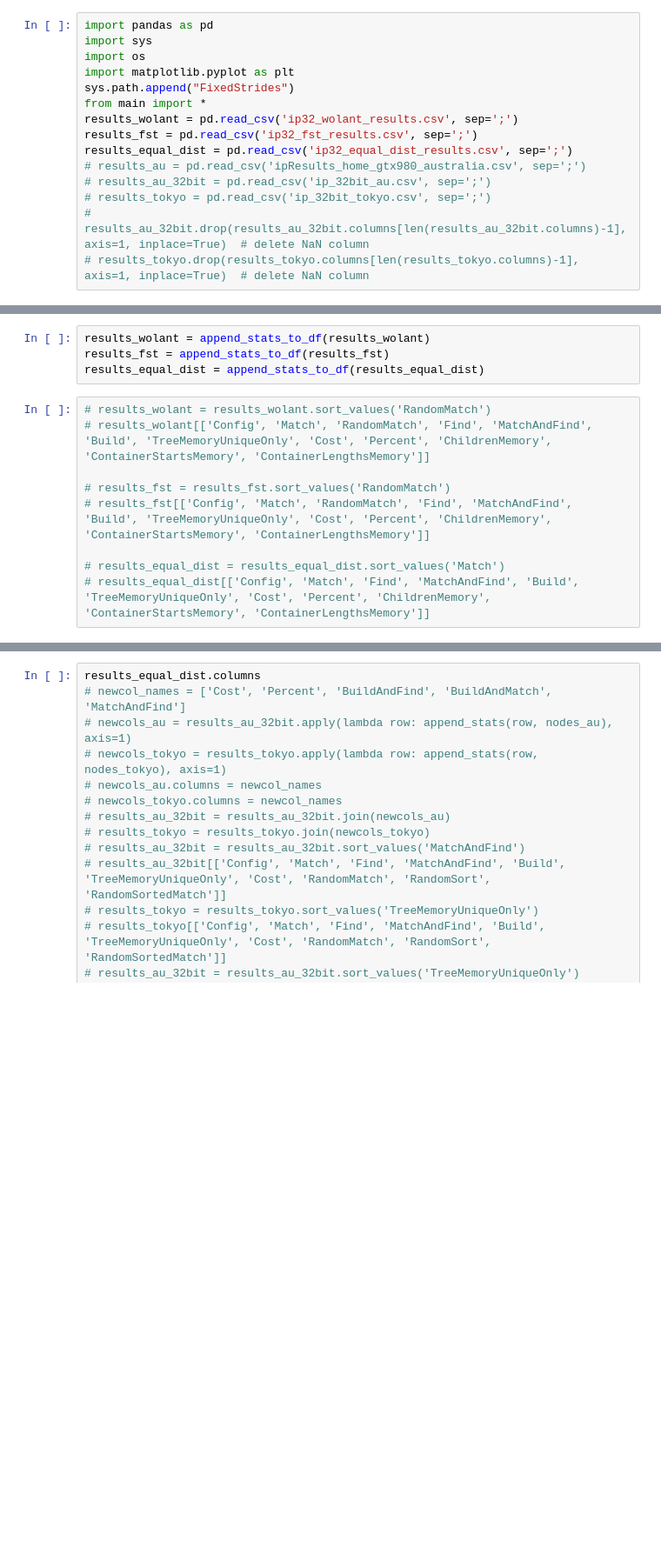
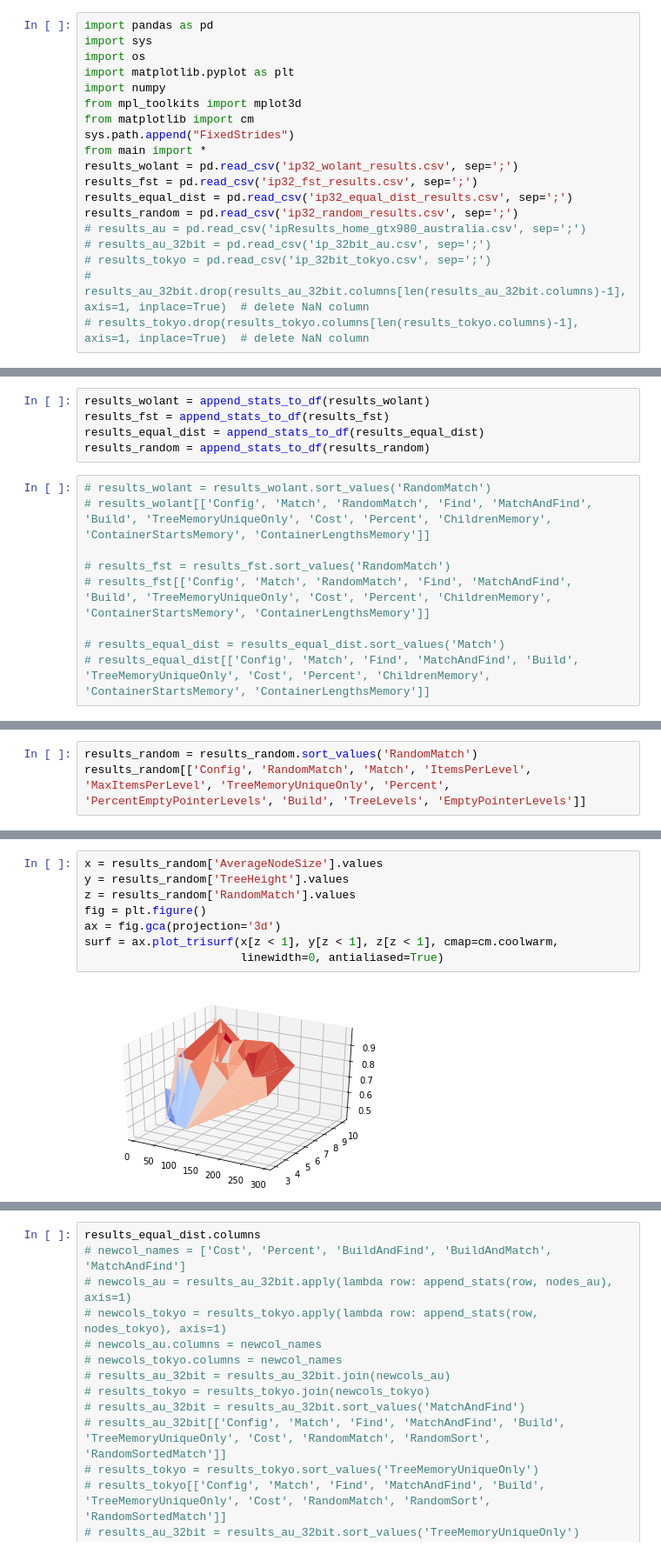
Before and after one commit to matrackif/TrieStrides, a Jupyter notebook: flavors_data_analysis.ipynb, the cells around one changed output, grey strips where cells are left out. Shown at 87% size. Cells and saved outputs as stored; diff of their text form; blank space fills up the shorter version.

Commit message:
Add plots to notebook and random data results

```diff
--- a/flavors_data_analysis.ipynb
+++ b/flavors_data_analysis.ipynb
@@ -3,11 +3,15 @@ import pandas as pd
 import sys
 import os
 import matplotlib.pyplot as plt
+import numpy
+from mpl_toolkits import mplot3d
+from matplotlib import cm
 sys.path.append("FixedStrides")
 from main import *
 results_wolant = pd.read_csv('ip32_wolant_results.csv', sep=';')
 results_fst = pd.read_csv('ip32_fst_results.csv', sep=';')
 results_equal_dist = pd.read_csv('ip32_equal_dist_results.csv', sep=';')
+results_random = pd.read_csv('ip32_random_results.csv', sep=';')
 # results_au = pd.read_csv('ipResults_home_gtx980_australia.csv', sep=';')
 # results_au_32bit = pd.read_csv('ip_32bit_au.csv', sep=';')
 # results_tokyo = pd.read_csv('ip_32bit_tokyo.csv', sep=';')
@@ -76,6 +80,7 @@ def append_stats_to_df(df: pd.DataFrame):
 results_wolant = append_stats_to_df(results_wolant)
 results_fst = append_stats_to_df(results_fst)
 results_equal_dist = append_stats_to_df(results_equal_dist)
+results_random = append_stats_to_df(results_random)
 # %%
 # results_wolant = results_wolant.sort_values('RandomMatch')
 # results_wolant[['Config', 'Match', 'RandomMatch', 'Find', 'MatchAndFind', 'Build', 'TreeMemoryUniqueOnly', 'Cost', 'Percent', 'ChildrenMemory', 'ContainerStartsMemory', 'ContainerLengthsMemory']]
@@ -131,3 +136,6 @@ results_equal_dist[['Config', 'RandomMatch', 'Match', 'Find', 'ItemsPerLevel', '
 | 2 | {20, 2, 1, 1, 8} | 196.212000 | 0.805952 | 180.20000 | {100119, 103872, 55202, 316089, 1... | 316089 | 7455000 | ... |
 | 1 | {21, 2, 1, 8} | 286.005000 | 0.747456 | 321.90800 | {140200, 118993, 316089, 1564, } | 316089 | 11469576 | ... |
 | 0 | {22, 1, 9} | 428.793000 | 29.657400 | 699.42600 | {203991, 55202, 317653, } | 317653 | 19633256 | ... |
+# %%
+results_random = results_random.sort_values('RandomMatch')
+results_random[['Config', 'RandomMatch', 'Match', 'ItemsPerLevel', 'MaxItemsPerLevel', 'TreeMemoryUniqueOnly', 'Percent', 'PercentEmptyPointerLevels', 'Build', 'TreeLevels', 'EmptyPointerLevels']]
@@ -133,0 +156,10 @@ results_equal_dist[['Config', 'RandomMatch', 'Match', 'Find', 'ItemsPerLevel', '
+# %%
+x = results_random['AverageNodeSize'].values
+y = results_random['TreeHeight'].values
+z = results_random['RandomMatch'].values
+fig = plt.figure()
+ax = fig.gca(projection='3d')
+surf = ax.plot_trisurf(x[z < 1], y[z < 1], z[z < 1], cmap=cm.coolwarm,
+                       linewidth=0, antialiased=True)
+# %% [output]
+[figure, added]
```
Also changed, not shown: parts of 17 cells of this notebook, 1 other file.
